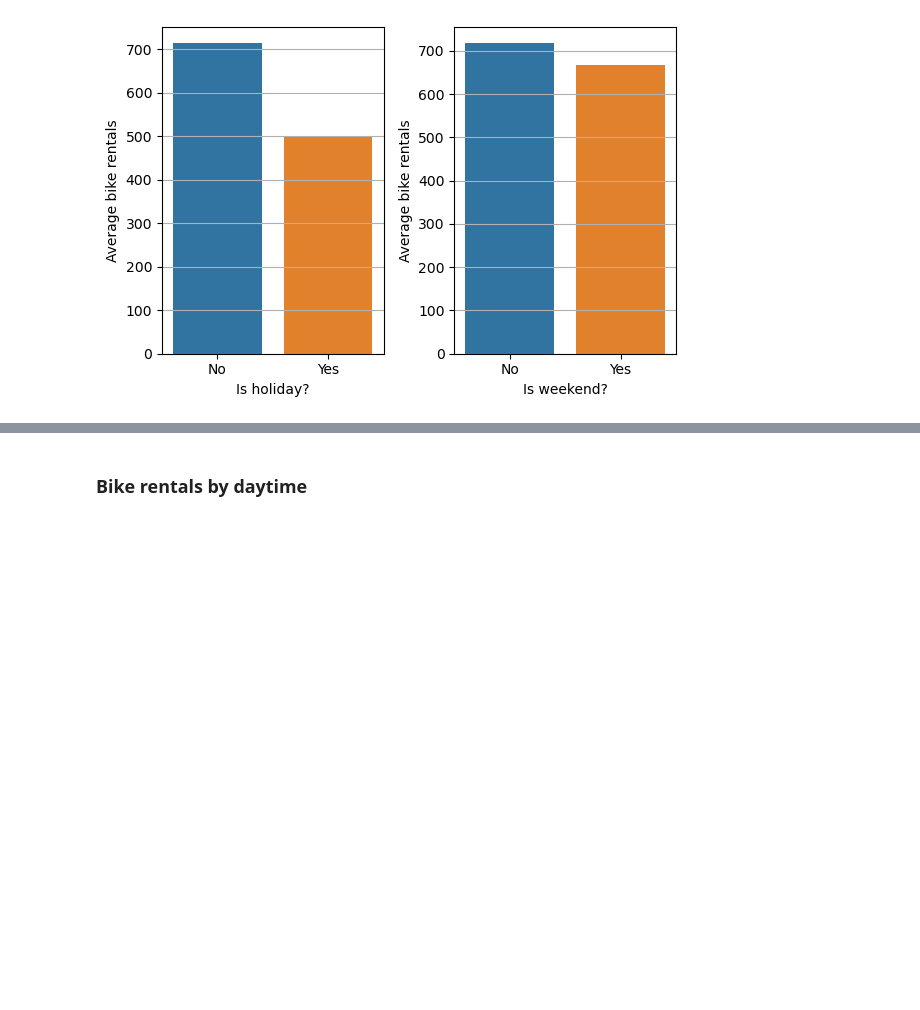
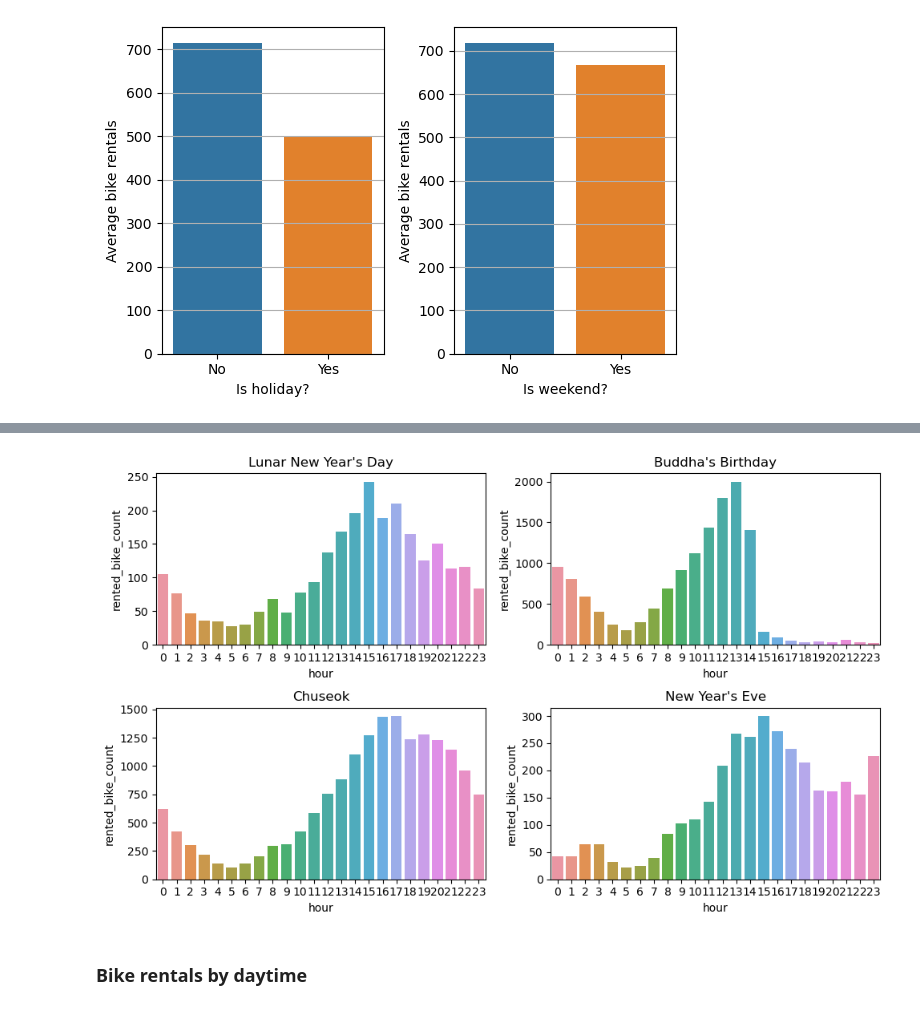
Before and after one commit to lukwies/Bikerentals-in-Seoul, a Jupyter notebook: notebooks/exploration.ipynb, the cells around one changed output, grey strips where cells are left out. Saved outputs shown, nothing was run; the diff lists cells and outputs as text; code cells hidden in the pictures; blank space fills up the shorter version.

```diff
--- a/notebooks/exploration.ipynb
+++ b/notebooks/exploration.ipynb
@@ -293,3 +314,23 @@ plt.show()
+# %%
+fig,ax = plt.subplots(2, 2, figsize=(10,6))
+
+buddha = df[df['date']=='2018-05-22']
+sx = sns.barplot(data=df[df['date']=='2018-02-16'], y='rented_bike_count', x='hour', ax=ax[0,0])
+sx.set(title="Lunar New Year's Day")
+sx = sns.barplot(data=df[df['date']=='2018-05-22'], y='rented_bike_count', x='hour', ax=ax[0,1])
+sx.set(title="Buddha's Birthday")
+sx = sns.barplot(data=df[df['date']=='2018-09-24'], y='rented_bike_count', x='hour', ax=ax[1,0])
+sx.set(title="Chuseok")
+sx = sns.barplot(data=df[df['date']=='2017-12-31'], y='rented_bike_count', x='hour', ax=ax[1,1])
+sx.set(title="New Year's Eve")
+
+
+
+plt.tight_layout()
+#plt.savefig()
+#plt.savefig("../images/image.png", dpi=300)
+# %% [output]
+[figure, added]
 # %% [markdown]
 ### Bike rentals by daytime
 # %%
```
Also changed, not shown: parts of 3 cells of this notebook.
